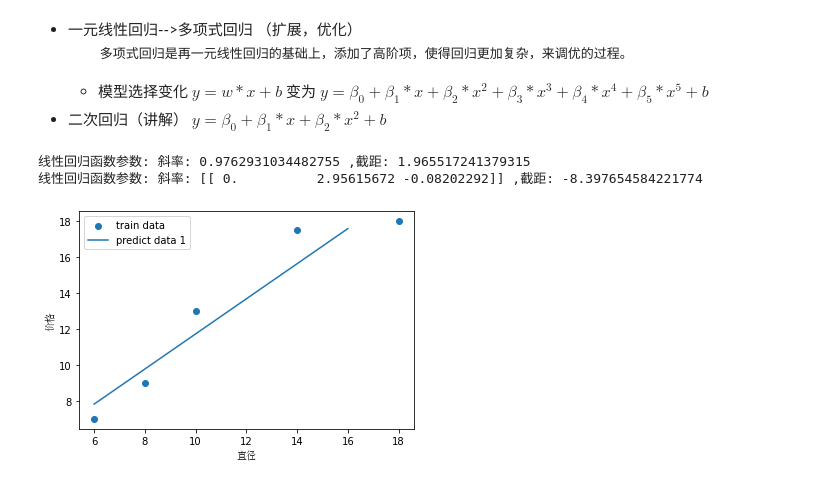
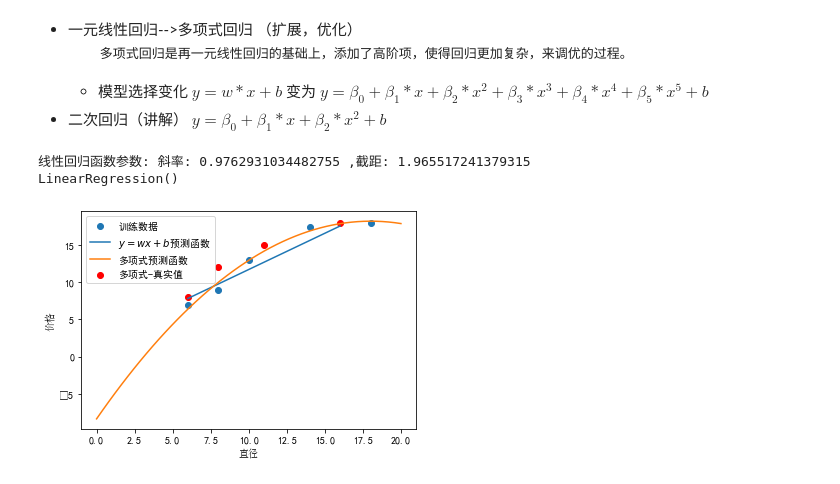
Before and after one commit to HLoveMe/machineStudy, a Jupyter notebook: logistic_分类/OneLineaRegression.ipynb, the cells around one changed output. Saved outputs shown, nothing was run; the diff lists cells and outputs as text; code cells hidden in the pictures.

```diff
--- a/logistic_分类/OneLineaRegression.ipynb
+++ b/logistic_分类/OneLineaRegression.ipynb
@@ -127,40 +127,55 @@ show_line(model.coef_[0, 0], model.intercept_[0])
 # %%
+
+#-*-coding: UTF-8 -*-
 import numpy as np
+import matplotlib.font_manager as fm
 import matplotlib.pyplot as plt
+
 from sklearn.linear_model import LinearRegression
 from sklearn.preprocessing import PolynomialFeatures
+
+plt.rcParams['font.family']=['SimHei']
 
 train_x = np.array([6, 8, 10, 14, 18]).reshape(-1, 1)
 train_y = np.array([7, 9, 13, 17.5, 18]).reshape(-1, 1)
 test_x = np.array([6, 8, 11, 16]).reshape(-1, 1)
 test_y = np.array([8, 12, 15, 18]).reshape(-1, 1)
 
 model1 = LinearRegression()
 model1.fit(train_x, train_y)
 print('线性回归函数参数:', '斜率:', model1.coef_[0, 0], ',截距:', model1.intercept_[0])
 # 一维线性预测
 test_pre_y = model1.predict(test_x)
 
 quad_model = PolynomialFeatures(degree=2)
 # 生成多项式数据 A**0 ,A ** 1 , A**2,...
 train_x_quad = quad_model.fit_transform(train_x)
 test_x_quad = quad_model.fit_transform(test_x)
 model2 = LinearRegression()
 model2.fit(train_x_quad, train_y)
 '''
 model2.coef_ [[ 0.          2.95615672 -0.08202292]]
-分别对应   一次项系数 二次项系数
+分别对应  β0, β1一次项系数  β2二次项系数
+截距:model2.intercept_[0] -8.39765458
 '''
-print('线性回归函数参数:', '斜率:', model2.coef_, ',截距:', model2.intercept_[0])
+print(model2)
+
 # 显示训练数据
-plt.scatter(train_x, train_y, label='train data')
+plt.scatter(train_x, train_y, label='训练数据')
 # 显示一维预测模型
-plt.plot(test_x, test_pre_y, label='predict data 1')
+plt.plot(test_x, test_pre_y, label='$y=wx+b$预测函数')
+
+# 显示二项式预测数据
+scatter_x = np.linspace(0, 20, 50)
+quad_scatter_x = quad_model.fit_transform(scatter_x.reshape(-1, 1))
+scatter_y = model2.predict(quad_scatter_x)
+plt.plot(scatter_x, scatter_y, label='多项式预测函数')
+plt.scatter(test_x, test_y, label='多项式-真实值',c='r')
 plt.xlabel('直径', fontproperties="SimSun")
 plt.ylabel('价格', fontproperties="SimSun")
 plt.legend()
 plt.show()
 # %% [output]
 线性回归函数参数: 斜率: 0.9762931034482755 ,截距: 1.965517241379315
-线性回归函数参数: 斜率: [[ 0.          2.95615672 -0.08202292]] ,截距: -8.397654584221774
+LinearRegression()
-[figure, old version]
+[figure, new version]
```
